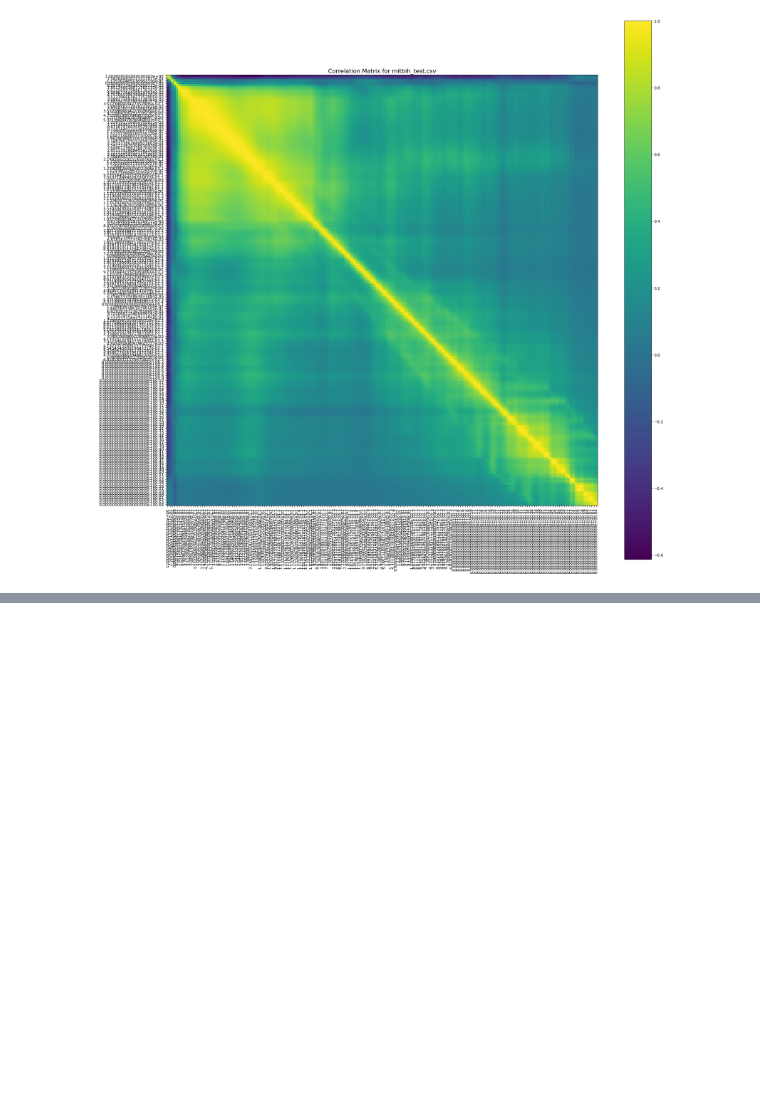
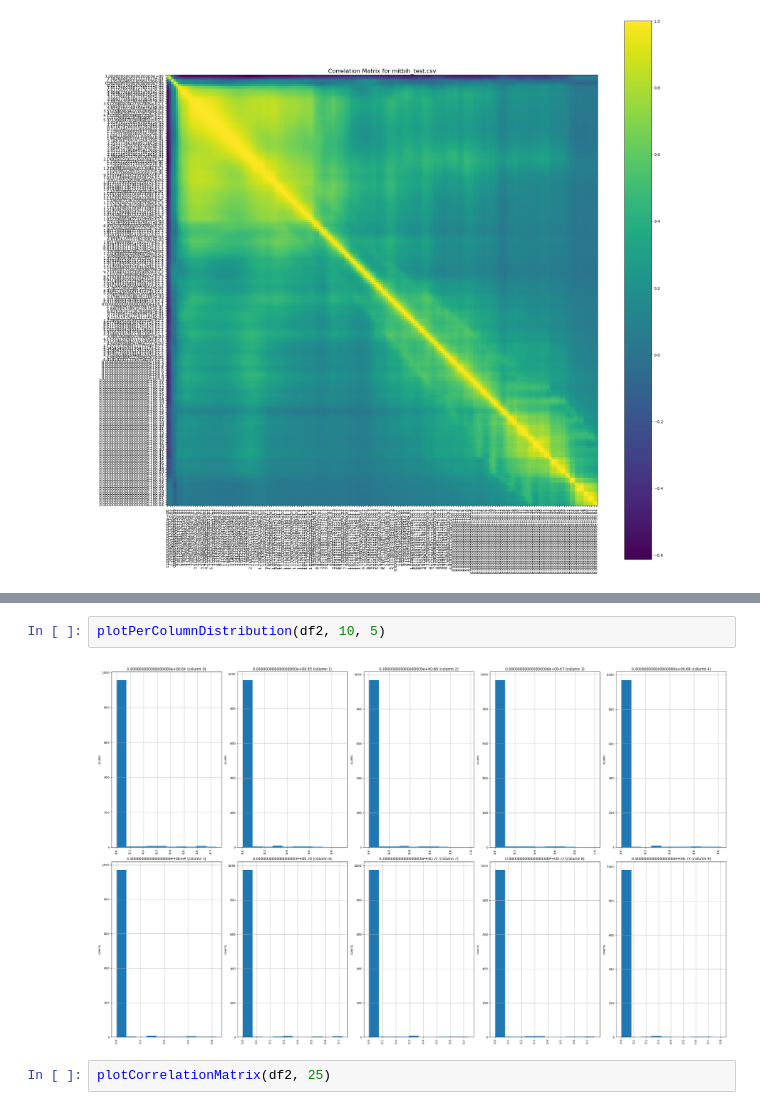
Before and after one commit to DS-Popeye/ECG-EDA-Analysis, a Jupyter notebook: ECG-Heartbeat-Categorization.ipynb, the cells around one changed output, grey strips where cells are left out. Cells and saved outputs as stored; diff of their text form; blank space fills up the shorter version.

Commit message:
Plot Corelation

```diff
--- a/ECG-Heartbeat-Categorization.ipynb
+++ b/ECG-Heartbeat-Categorization.ipynb
@@ -104,0 +105,6 @@ There are 1000 rows and 188 columns
+# %%
+plotPerColumnDistribution(df2, 10, 5)
+# %% [output]
+[figure, added]
+# %%
+plotCorrelationMatrix(df2, 25)
```
Also changed, not shown: parts of 2 cells of this notebook.
